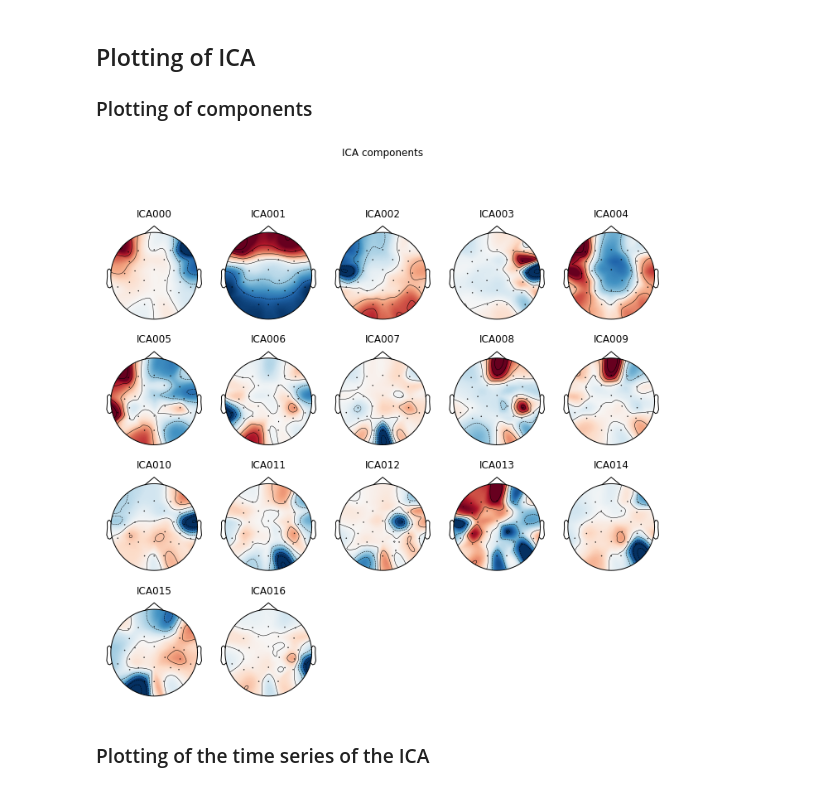
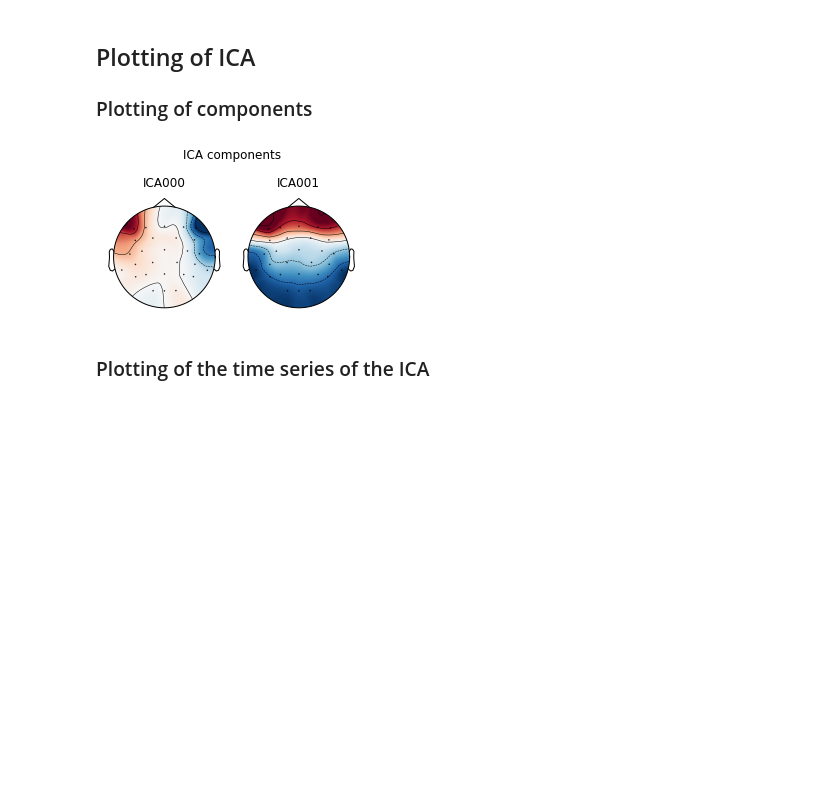
Before and after one commit to laurabpaulsen/EEG_and_mouse_tracking, a Jupyter notebook: ICA.ipynb, the cells around one changed output. Saved outputs shown, nothing was run; the diff lists cells and outputs as text; code cells hidden in the pictures; blank space fills up the shorter version.

```diff
--- a/ICA.ipynb
+++ b/ICA.ipynb
@@ -129,9 +132,9 @@ Fitting ICA took 18.0s.
 ## Plotting of ICA
 ### Plotting of components
 # %%
-ica.plot_components();
+ica.plot_components(picks = [0, 1]);
 # %% [output]
-[figure, old version]
+[figure, new version]
 # %% [markdown]
 ### Plotting of the time series of the ICA
 # %%
```
Also changed, not shown: parts of 40 cells of this notebook, 4 other files.
